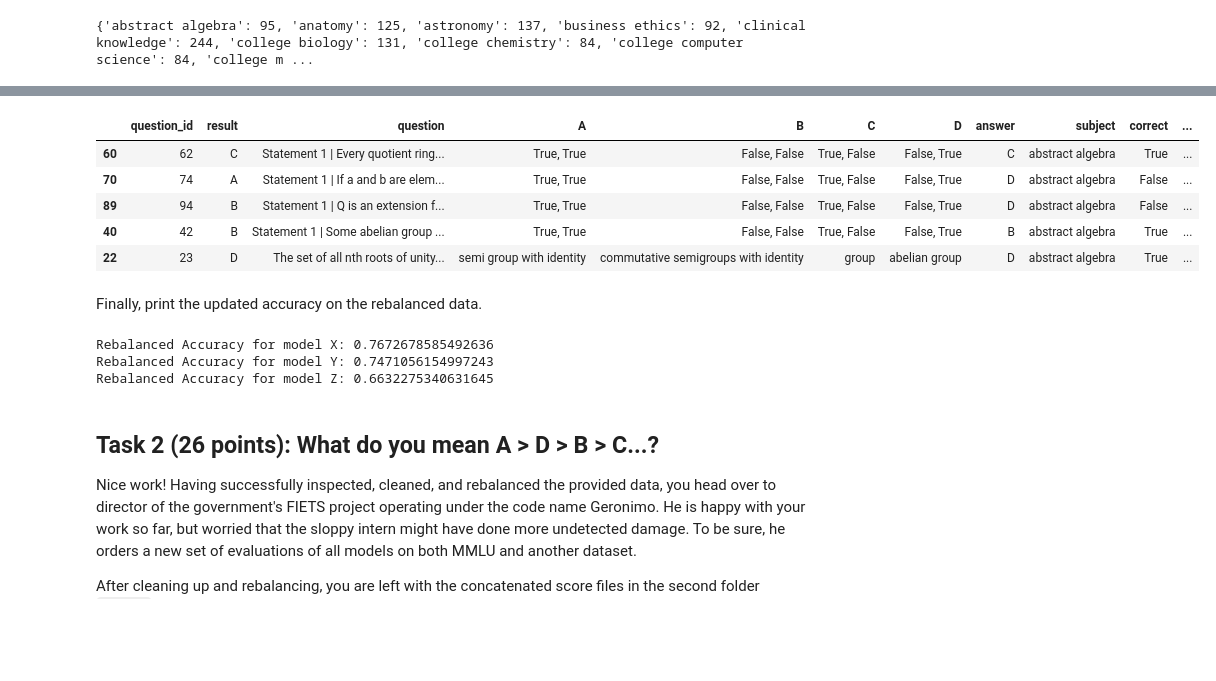
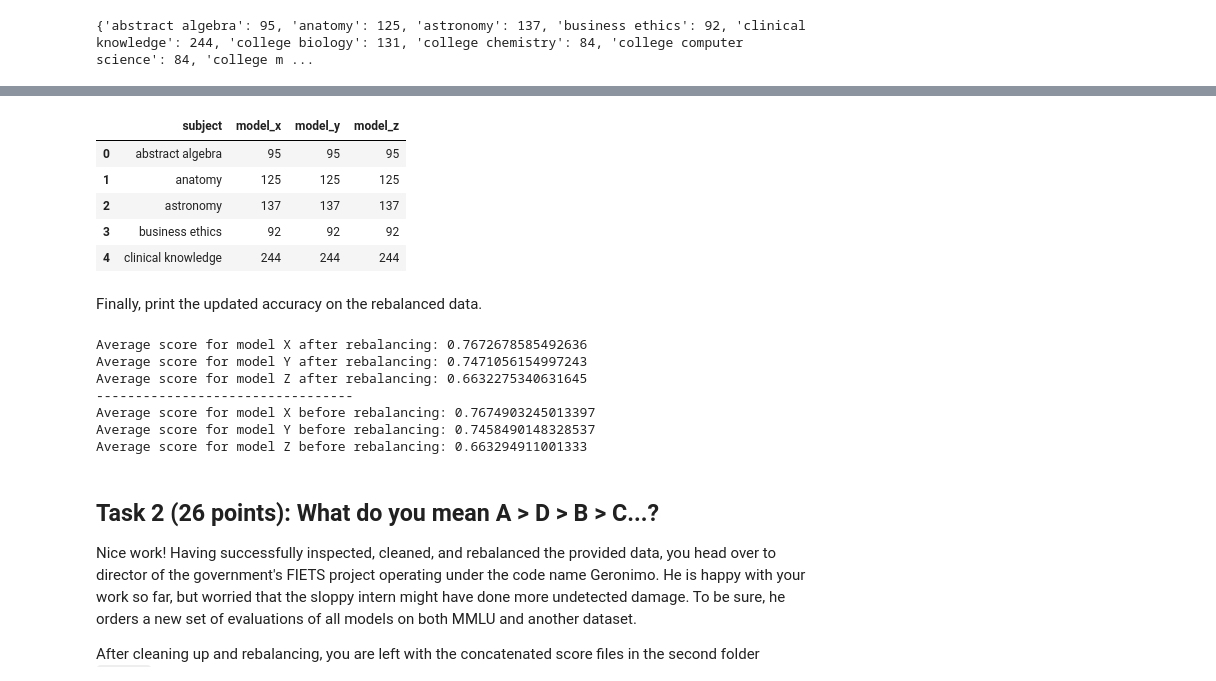
Before and after one commit to Jvviragine/data_analysis_um_course, a Jupyter notebook: data_clinics/clinic1/Niki_Data_Clinic_1 copy.ipynb, the cells around one changed output, grey strips where cells are left out. Drawn from its saved outputs; the diff is of its cells as text; code cells hidden in the pictures; blank space fills up the shorter version.

```diff
--- a/data_clinics/clinic1/Niki_Data_Clinic_1 copy.ipynb
+++ b/data_clinics/clinic1/Niki_Data_Clinic_1 copy.ipynb
@@ -542,8 +544,8 @@ B. Propose and implement a reasonable way to rebalance the results. (e.g., while
 #Find models that has answered the least question that is our min_count
 min_counts = subject_counts[['model_x', 'model_y', 'model_z']].min(axis=1)
 subject_counts['min_answers'] = min_counts
-# Build a mapping from subject to the minimum number of answers for that subject
-min_answers_map = subject_counts.set_index('subject')['min_answers'].to_dict()
-print(min_answers_map)
+#Get dict that maps subject to min_answers count
+min_answers_dict = subject_counts.set_index('subject')['min_answers'].to_dict()
+print(min_answers_dict)
 # %% [output]
 {'abstract algebra': 95, 'anatomy': 125, 'astronomy': 137, 'business ethics': 92, 'clinical knowledge': 244, 'college biology': 131, 'college chemistry': 84, 'college computer science': 84, 'college m ...
@@ -559,40 +552,55 @@ display(df_x_joined.head())
 # %%
-
-# Define a function to rebalance a given model's joined dataframe
-def rebalance_model_df(df, min_map):
-    # For each subject group in the dataframe, sample a number of rows equal to the corresponding min_answers
+def rebalance_model_df(df, min_dict):
+    # For each subject group in the dataframe, sample a number corresponding to the min_answers dict value
     return df.groupby('subject', group_keys=False).apply(
-        lambda group: group.sample(n=int(min_map[group.name]), random_state=27)
+        lambda group: group.sample(n=int(min_dict[group.name]), random_state=27)
     )
 
 # Rebalance each model dataframe
-df_x_rebalanced = rebalance_model_df(df_x_joined, min_answers_map)
-df_y_rebalanced = rebalance_model_df(df_y_joined, min_answers_map)
-df_z_rebalanced = rebalance_model_df(df_z_joined, min_answers_map)
+df_x_rebalanced = rebalance_model_df(df_x_joined, min_answers_dict)
+df_y_rebalanced = rebalance_model_df(df_y_joined, min_answers_dict)
+df_z_rebalanced = rebalance_model_df(df_z_joined, min_answers_dict)
 
-display(df_x_rebalanced.head())
+# Sanity check: check the models have the same number of questions now
+df_x_subject_counts_rebalanced = df_x_rebalanced.groupby('subject')['question_id'].count()
+df_y_subject_counts_rebalanced = df_y_rebalanced.groupby('subject')['question_id'].count()
+df_z_subject_counts_rebalanced = df_z_rebalanced.groupby('subject')['question_id'].count()
+
+subject_counts_rebalanced = pd.DataFrame({
+    'model_x': df_x_subject_counts_rebalanced,
+    'model_y': df_y_subject_counts_rebalanced,
+    'model_z': df_z_subject_counts_rebalanced
+}).reset_index()
+
+display(subject_counts_rebalanced.head())
 # %% [output]
-|  | question_id | result | question | A | B | C | D | answer | subject | correct | ... |
-| 60 | 62 | C | Statement 1 | Every quotient ring... | True, True | False, False | True, False | False, True | C | abstract algebra | True | ... |
-| 70 | 74 | A | Statement 1 | If a and b are elem... | True, True | False, False | True, False | False, True | D | abstract algebra | False | ... |
-| 89 | 94 | B | Statement 1 | Q is an extension f... | True, True | False, False | True, False | False, True | D | abstract algebra | False | ... |
-| 40 | 42 | B | Statement 1 | Some abelian group ... | True, True | False, False | True, False | False, True | B | abstract algebra | True | ... |
-| 22 | 23 | D | The set of all nth roots of unity... | semi group with identity | commutative semigroups with identity | group | abelian group | D | abstract algebra | True | ... |
+|  | subject | model_x | model_y | model_z |
+| 0 | abstract algebra | 95 | 95 | 95 |
+| 1 | anatomy | 125 | 125 | 125 |
+| 2 | astronomy | 137 | 137 | 137 |
+| 3 | business ethics | 92 | 92 | 92 |
+| 4 | clinical knowledge | 244 | 244 | 244 |
 # %% [markdown]
 Finally, print the updated accuracy on the rebalanced data.
 # %%
 #C
-accuracy_x = df_x_rebalanced['correct'].mean()
-accuracy_y = df_y_rebalanced['correct'].mean()
-accuracy_z = df_z_rebalanced['correct'].mean()
+print('Average score for model X after rebalancing:', calculate_avg_score(df_x_rebalanced))
+print('Average score for model Y after rebalancing:', calculate_avg_score(df_y_rebalanced))
+print('Average score for model Z after rebalancing:', calculate_avg_score(df_z_rebalanced))
 
-print("Rebalanced Accuracy for model X:", accuracy_x)
-print("Rebalanced Accuracy for model Y:", accuracy_y)
-print("Rebalanced Accuracy for model Z:", accuracy_z)
+#check that they are not the same
+print('---------------------------------')
+print('Average score for model X before rebalancing:', calculate_avg_score(df_x_joined))
+print('Average score for model Y before rebalancing:', calculate_avg_score(df_y_joined))
+print('Average score for model Z before rebalancing:', calculate_avg_score(df_z_joined))
 # %% [output]
-Rebalanced Accuracy for model X: 0.7672678585492636
-Rebalanced Accuracy for model Y: 0.7471056154997243
-Rebalanced Accuracy for model Z: 0.6632275340631645
+Average score for model X after rebalancing: 0.7672678585492636
+Average score for model Y after rebalancing: 0.7471056154997243
+Average score for model Z after rebalancing: 0.6632275340631645
+---------------------------------
+Average score for model X before rebalancing: 0.7674903245013397
+Average score for model Y before rebalancing: 0.7458490148328537
+Average score for model Z before rebalancing: 0.663294911001333
 # %% [markdown]
 ## Task 2 (26 points): What do you mean A > D > B > C...?
 
```
Also changed, not shown: parts of 2 cells of this notebook.
